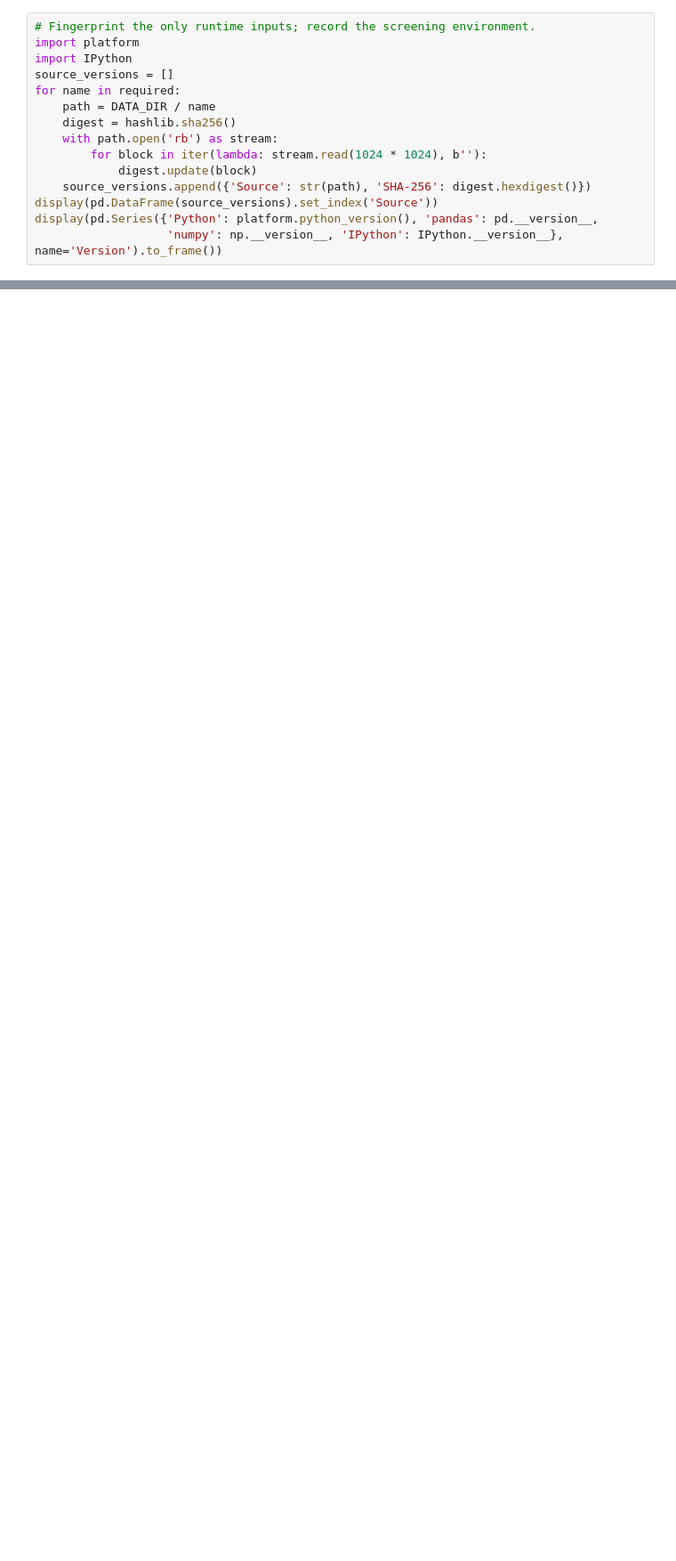
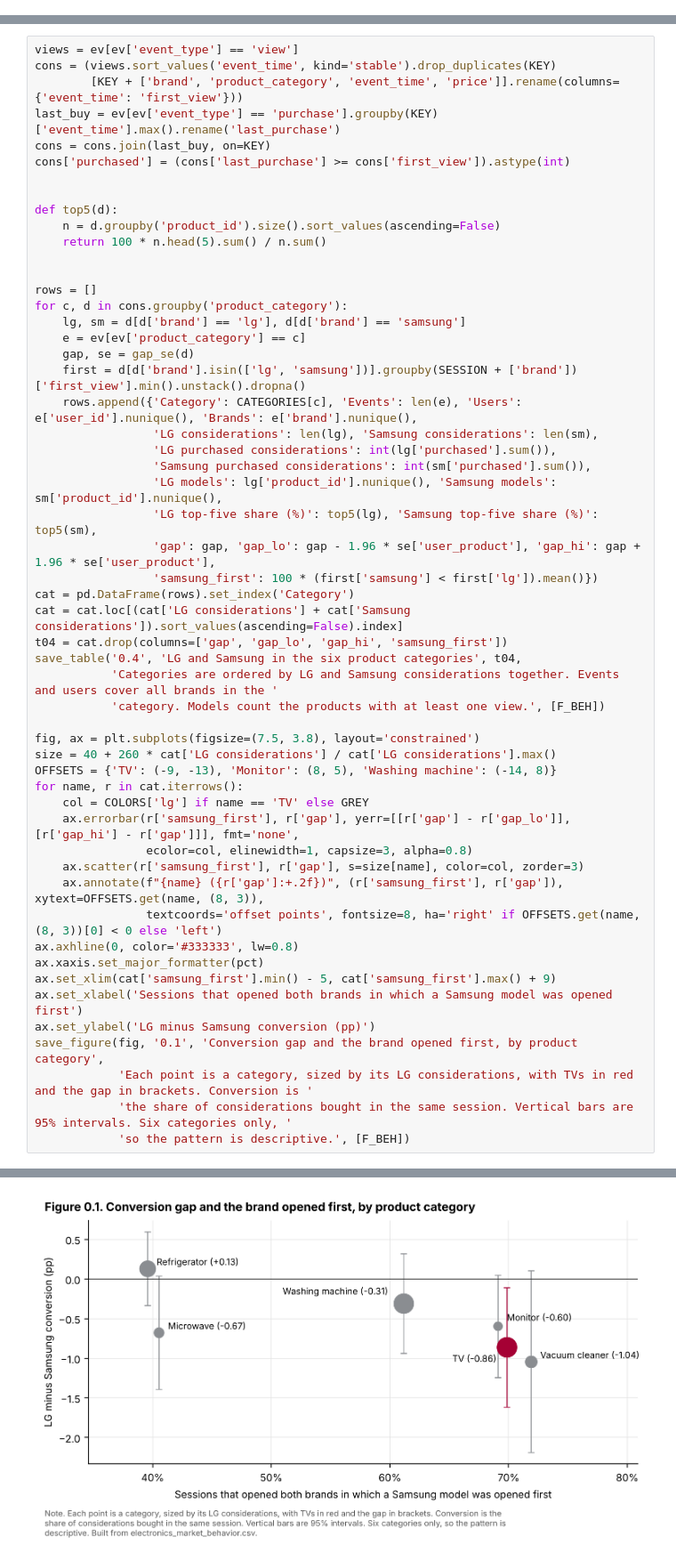
Before and after one commit to Dod0ria/Marketing-Project, a Jupyter notebook: 00_scope_and_methodology_rationale.ipynb, the cells around one changed output, grey strips where cells are left out. Shown at 89% size. Cells and saved outputs as stored; diff of their text form; blank space fills up the shorter version.

Commit message:
Final version with review fixes and figures PDF

```diff
--- a/00_scope_and_methodology_rationale.ipynb
+++ b/00_scope_and_methodology_rationale.ipynb
@@ -1256,15 +0,0 @@ by the maintained `01`–`03` workflow.
-# %%
-# Fingerprint the only runtime inputs; record the screening environment.
-import platform
-import IPython
-source_versions = []
-for name in required:
-    path = DATA_DIR / name
-    digest = hashlib.sha256()
-    with path.open('rb') as stream:
-        for block in iter(lambda: stream.read(1024 * 1024), b''):
-            digest.update(block)
-    source_versions.append({'Source': str(path), 'SHA-256': digest.hexdigest()})
-display(pd.DataFrame(source_versions).set_index('Source'))
-display(pd.Series({'Python': platform.python_version(), 'pandas': pd.__version__,
-                   'numpy': np.__version__, 'IPython': IPython.__version__}, name='Version').to_frame())
@@ -1289,0 +217,55 @@ No old exploratory finding is a required result to recover.
+# %%
+views = ev[ev['event_type'] == 'view']
+cons = (views.sort_values('event_time', kind='stable').drop_duplicates(KEY)
+        [KEY + ['brand', 'product_category', 'event_time', 'price']].rename(columns={'event_time': 'first_view'}))
+last_buy = ev[ev['event_type'] == 'purchase'].groupby(KEY)['event_time'].max().rename('last_purchase')
+cons = cons.join(last_buy, on=KEY)
+cons['purchased'] = (cons['last_purchase'] >= cons['first_view']).astype(int)
+
+
+def top5(d):
+    n = d.groupby('product_id').size().sort_values(ascending=False)
+    return 100 * n.head(5).sum() / n.sum()
+
+
+rows = []
+for c, d in cons.groupby('product_category'):
+    lg, sm = d[d['brand'] == 'lg'], d[d['brand'] == 'samsung']
+    e = ev[ev['product_category'] == c]
+    gap, se = gap_se(d)
+    first = d[d['brand'].isin(['lg', 'samsung'])].groupby(SESSION + ['brand'])['first_view'].min().unstack().dropna()
+    rows.append({'Category': CATEGORIES[c], 'Events': len(e), 'Users': e['user_id'].nunique(), 'Brands': e['brand'].nunique(),
+                 'LG considerations': len(lg), 'Samsung considerations': len(sm),
+                 'LG purchased considerations': int(lg['purchased'].sum()),
+                 'Samsung purchased considerations': int(sm['purchased'].sum()),
+                 'LG models': lg['product_id'].nunique(), 'Samsung models': sm['product_id'].nunique(),
+                 'LG top-five share (%)': top5(lg), 'Samsung top-five share (%)': top5(sm),
+                 'gap': gap, 'gap_lo': gap - 1.96 * se['user_product'], 'gap_hi': gap + 1.96 * se['user_product'],
+                 'samsung_first': 100 * (first['samsung'] < first['lg']).mean()})
+cat = pd.DataFrame(rows).set_index('Category')
+cat = cat.loc[(cat['LG considerations'] + cat['Samsung considerations']).sort_values(ascending=False).index]
+t04 = cat.drop(columns=['gap', 'gap_lo', 'gap_hi', 'samsung_first'])
+save_table('0.4', 'LG and Samsung in the six product categories', t04,
+           'Categories are ordered by LG and Samsung considerations together. Events and users cover all brands in the '
+           'category. Models count the products with at least one view.', [F_BEH])
+
+fig, ax = plt.subplots(figsize=(7.5, 3.8), layout='constrained')
+size = 40 + 260 * cat['LG considerations'] / cat['LG considerations'].max()
+OFFSETS = {'TV': (-9, -13), 'Monitor': (8, 5), 'Washing machine': (-14, 8)}
+for name, r in cat.iterrows():
+    col = COLORS['lg'] if name == 'TV' else GREY
+    ax.errorbar(r['samsung_first'], r['gap'], yerr=[[r['gap'] - r['gap_lo']], [r['gap_hi'] - r['gap']]], fmt='none',
+                ecolor=col, elinewidth=1, capsize=3, alpha=0.8)
+    ax.scatter(r['samsung_first'], r['gap'], s=size[name], color=col, zorder=3)
+    ax.annotate(f"{name} ({r['gap']:+.2f})", (r['samsung_first'], r['gap']), xytext=OFFSETS.get(name, (8, 3)),
+                textcoords='offset points', fontsize=8, ha='right' if OFFSETS.get(name, (8, 3))[0] < 0 else 'left')
+ax.axhline(0, color='#333333', lw=0.8)
+ax.xaxis.set_major_formatter(pct)
+ax.set_xlim(cat['samsung_first'].min() - 5, cat['samsung_first'].max() + 9)
+ax.set_xlabel('Sessions that opened both brands in which a Samsung model was opened first')
+ax.set_ylabel('LG minus Samsung conversion (pp)')
+save_figure(fig, '0.1', 'Conversion gap and the brand opened first, by product category',
+            'Each point is a category, sized by its LG considerations, with TVs in red and the gap in brackets. Conversion is '
+            'the share of considerations bought in the same session. Vertical bars are 95% intervals. Six categories only, '
+            'so the pattern is descriptive.', [F_BEH])
+# %% [output]
@@ -1289,0 +282 @@ No old exploratory finding is a required result to recover.
+[figure, added]
```
Also changed, not shown: parts of 61 cells of this notebook, 8 other files.
